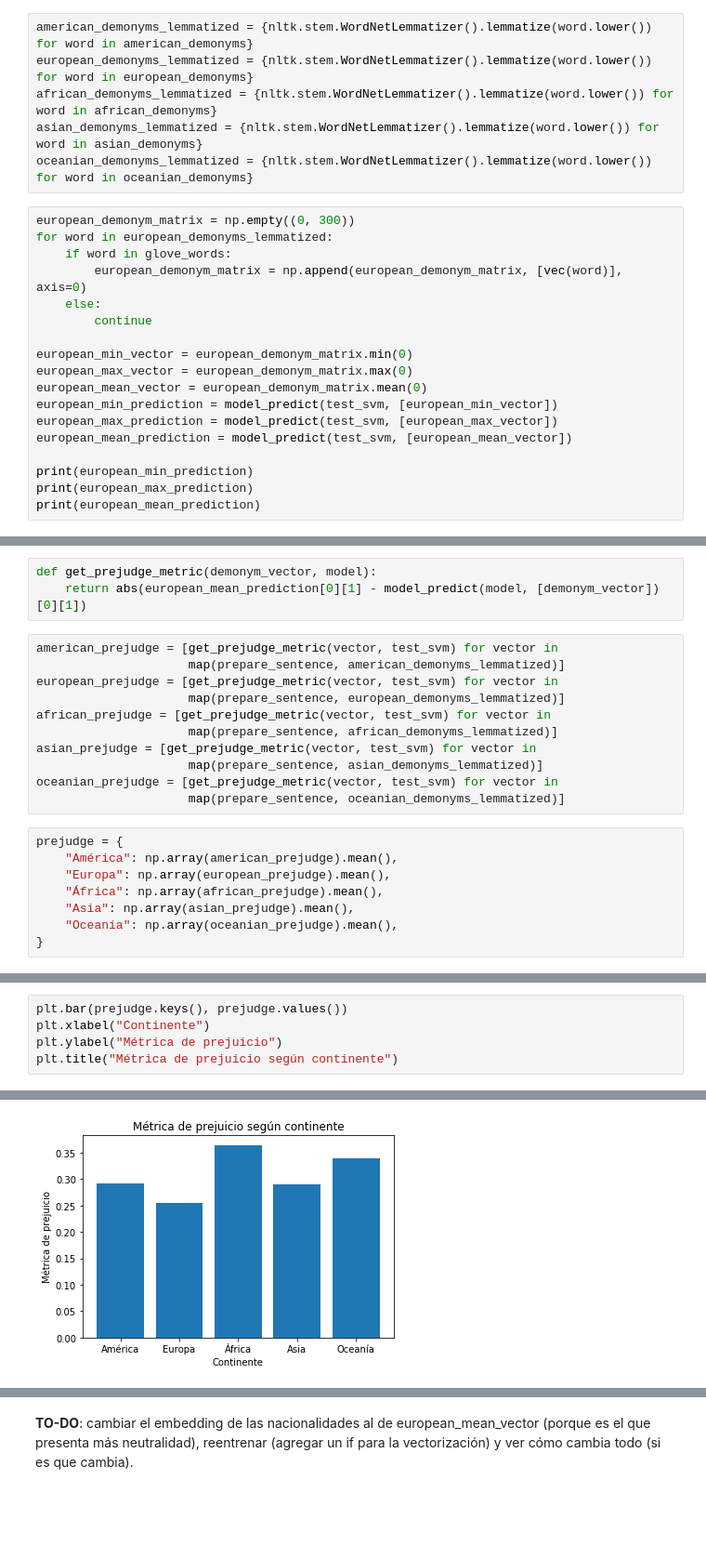
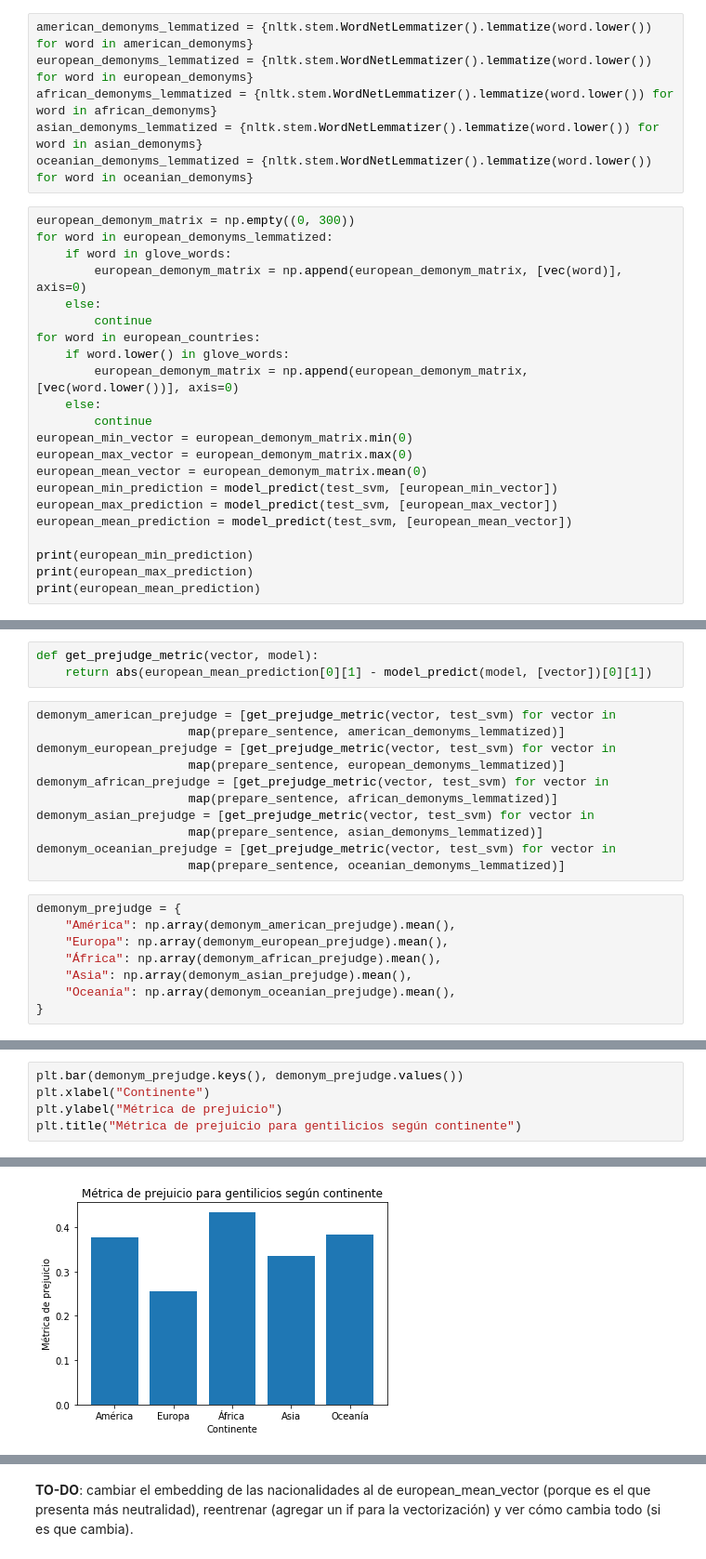
Before and after one commit to diflores/sentiment-analysis-assignment, a Jupyter notebook: Tarea 2.ipynb, the cells around one changed output, grey strips where cells are left out. Shown at 93% size. Cells and saved outputs as stored; diff of their text form; blank space fills up the shorter version.

Commit message:
Finish racism metric

```diff
--- a/Tarea 2.ipynb
+++ b/Tarea 2.ipynb
@@ -696,7 +694,11 @@ for word in european_demonyms_lemmatized:
         european_demonym_matrix = np.append(european_demonym_matrix, [vec(word)], axis=0)
     else:
         continue
-
+for word in european_countries:
+    if word.lower() in glove_words:
+        european_demonym_matrix = np.append(european_demonym_matrix, [vec(word.lower())], axis=0)
+    else:
+        continue
 european_min_vector = european_demonym_matrix.min(0)
 european_max_vector = european_demonym_matrix.max(0)
 european_mean_vector = european_demonym_matrix.mean(0)
@@ -714,22 +716,22 @@ print(european_mean_prediction)
 # %%
-def get_prejudge_metric(demonym_vector, model):
-    return abs(european_mean_prediction[0][1] - model_predict(model, [demonym_vector])[0][1])
+def get_prejudge_metric(vector, model):
+    return abs(european_mean_prediction[0][1] - model_predict(model, [vector])[0][1])
 # %%
-american_prejudge = [get_prejudge_metric(vector, test_svm) for vector in
+demonym_american_prejudge = [get_prejudge_metric(vector, test_svm) for vector in
                      map(prepare_sentence, american_demonyms_lemmatized)]
-european_prejudge = [get_prejudge_metric(vector, test_svm) for vector in
+demonym_european_prejudge = [get_prejudge_metric(vector, test_svm) for vector in
                      map(prepare_sentence, european_demonyms_lemmatized)]
-african_prejudge = [get_prejudge_metric(vector, test_svm) for vector in
+demonym_african_prejudge = [get_prejudge_metric(vector, test_svm) for vector in
                      map(prepare_sentence, african_demonyms_lemmatized)]
-asian_prejudge = [get_prejudge_metric(vector, test_svm) for vector in
+demonym_asian_prejudge = [get_prejudge_metric(vector, test_svm) for vector in
                      map(prepare_sentence, asian_demonyms_lemmatized)]
-oceanian_prejudge = [get_prejudge_metric(vector, test_svm) for vector in
+demonym_oceanian_prejudge = [get_prejudge_metric(vector, test_svm) for vector in
                      map(prepare_sentence, oceanian_demonyms_lemmatized)]
 # %%
-prejudge = {
-    "América": np.array(american_prejudge).mean(),
-    "Europa": np.array(european_prejudge).mean(),
-    "África": np.array(african_prejudge).mean(),
-    "Asia": np.array(asian_prejudge).mean(),
-    "Oceanía": np.array(oceanian_prejudge).mean(),
+demonym_prejudge = {
+    "América": np.array(demonym_american_prejudge).mean(),
+    "Europa": np.array(demonym_european_prejudge).mean(),
+    "África": np.array(demonym_african_prejudge).mean(),
+    "Asia": np.array(demonym_asian_prejudge).mean(),
+    "Oceanía": np.array(demonym_oceanian_prejudge).mean(),
 }
@@ -740,6 +738,6 @@ print(prejudge)
 # %%
-plt.bar(prejudge.keys(), prejudge.values())
+plt.bar(demonym_prejudge.keys(), demonym_prejudge.values())
 plt.xlabel("Continente")
 plt.ylabel("Métrica de prejuicio")
-plt.title("Métrica de prejuicio según continente")
+plt.title("Métrica de prejuicio para gentilicios según continente")
 # %% [output]
@@ -747 +745 @@ Text(0.5,1,'Métrica de prejuicio según continente')
-[figure, old version]
+[figure, new version]
```
Also changed, not shown: parts of 39 cells of this notebook.
